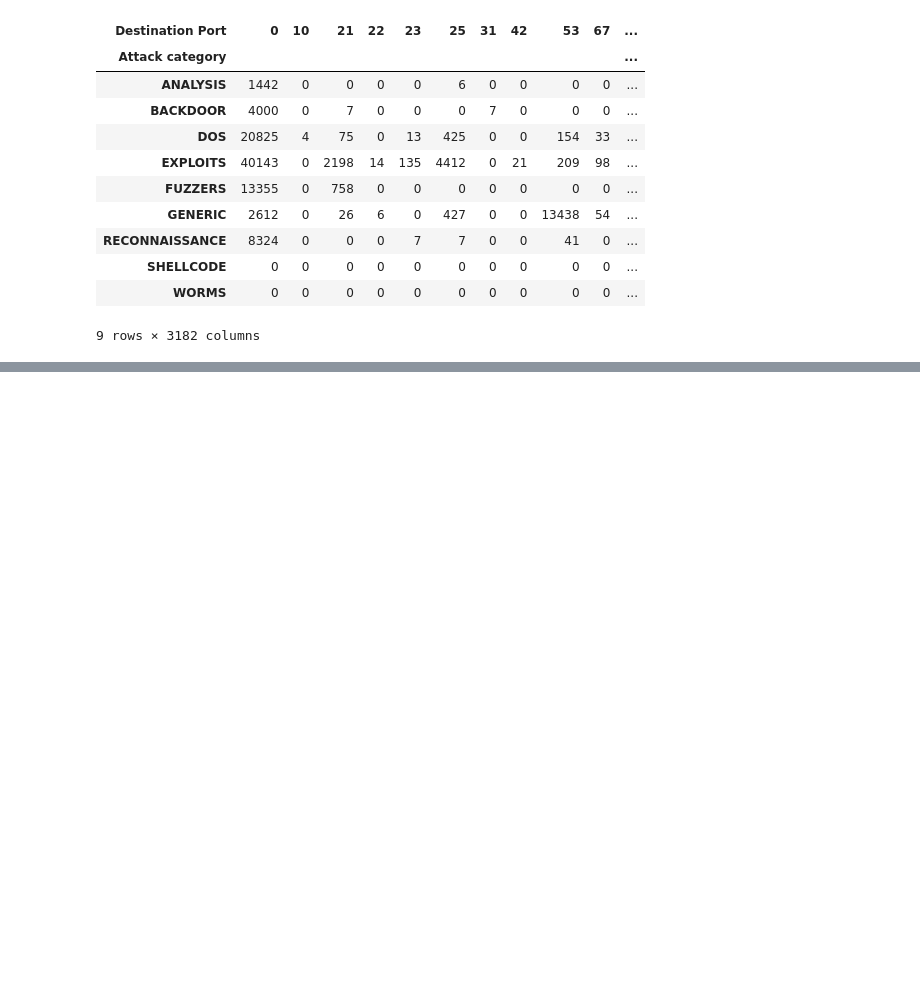
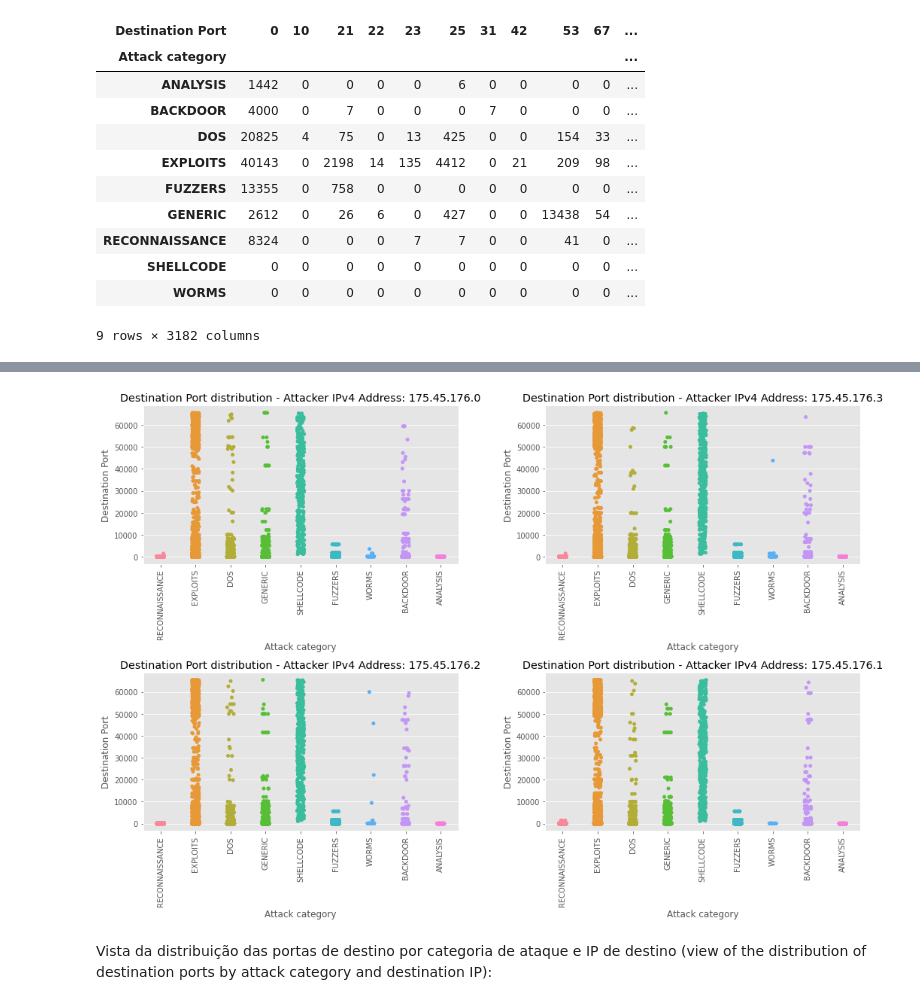
Before and after one commit to EddyGiusepe/Cyber_Security_1, a Jupyter notebook: CyberSecurity_Kaggle.ipynb, the cells around one changed output, grey strips where cells are left out. Saved outputs shown, nothing was run; the diff lists cells and outputs as text; code cells hidden in the pictures; blank space fills up the shorter version.

```diff
--- a/CyberSecurity_Kaggle.ipynb
+++ b/CyberSecurity_Kaggle.ipynb
@@ -797,0 +846,19 @@ df_crosstab
+# %%
+ips = list(newdf['Source IP'].unique())
+f, axes = plt.subplots(2, 2)
+f.set_figheight(10)
+f.set_figwidth(15)
+
+labels = list(newdf['Attack category'].unique())
+for i, ip in enumerate(ips):
+    sns.stripplot(x='Attack category',y='Destination Port',data=newdf[newdf['Source IP'] == ip], order=labels, ax=axes[int(i/2)][i%2])
+    axes[int(i/2)][i%2].set_xlabel('Attack category')
+    axes[int(i/2)][i%2].set_ylabel('Destination Port')
+    axes[int(i/2)][i%2].set_title('Destination Port distribution - Attacker IPv4 Address: ' + ip)
+    axes[int(i/2)][i%2].set_xticklabels(labels,rotation=90)
+plt.tight_layout()
+plt.show()
+# %% [output]
+[figure, added]
+# %% [markdown]
+Vista da distribuição das portas de destino por categoria de ataque e IP de destino (view of the distribution of destination ports by attack category and destination IP):
```
Also changed, not shown: parts of 11 cells of this notebook.
